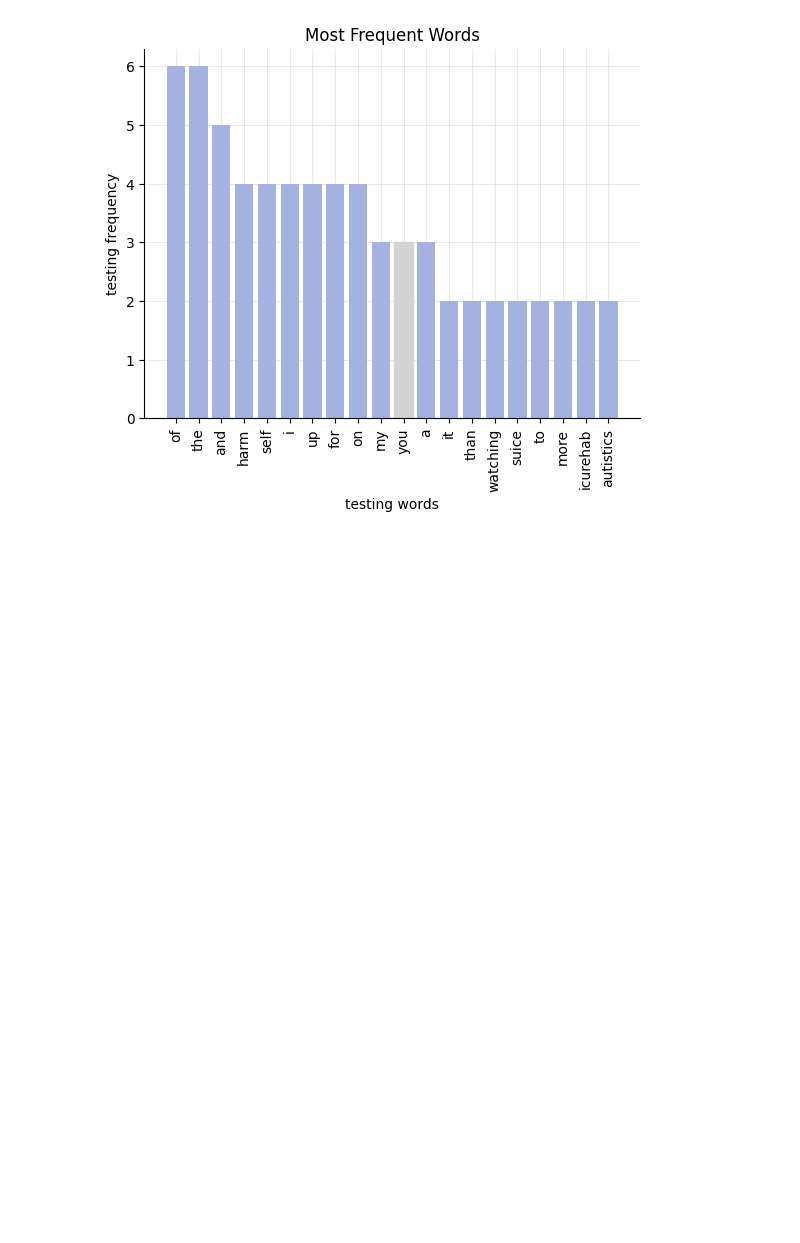
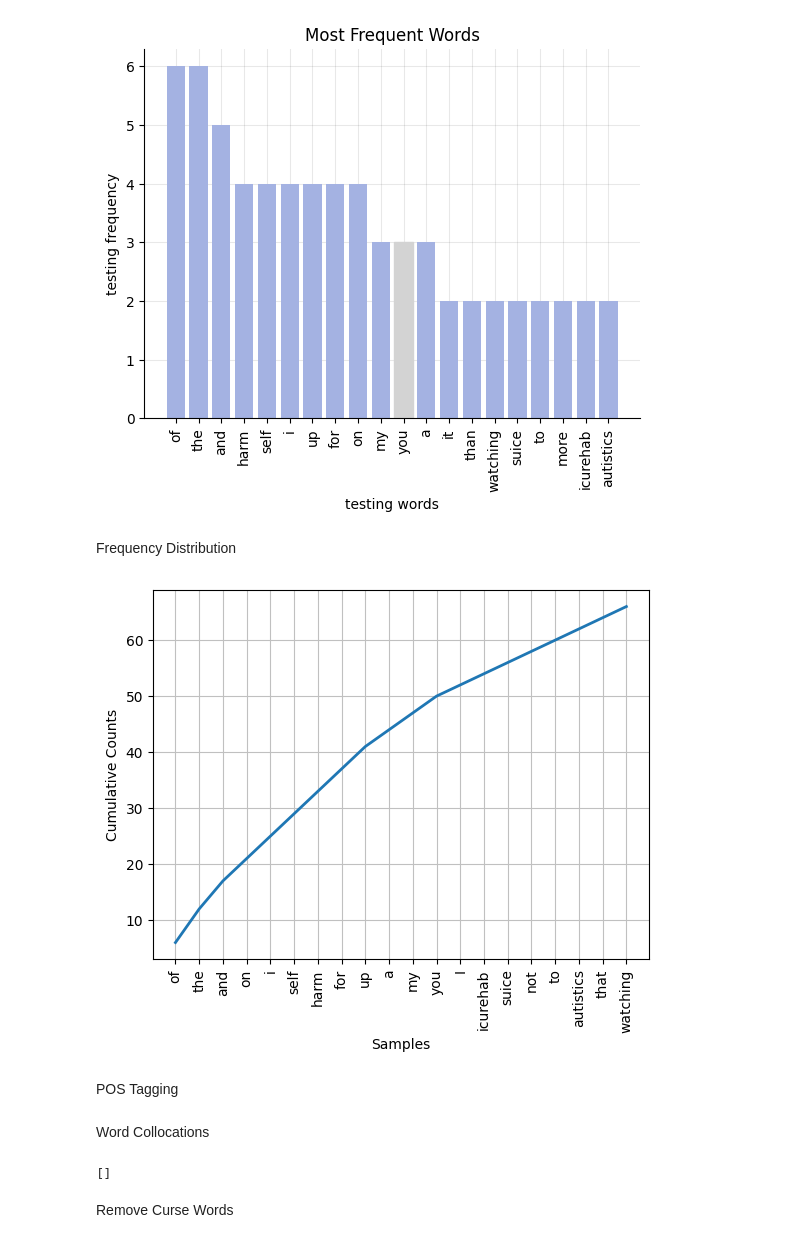
Before and after one commit to lareadeola/CleanTweet, a Jupyter notebook: Examples_for_the_CleanTweet_Library.ipynb, the cells around one changed output. Saved outputs shown, nothing was run; the diff lists cells and outputs as text; code cells hidden in the pictures; blank space fills up the shorter version.

```diff
--- a/Examples_for_the_CleanTweet_Library.ipynb
+++ b/Examples_for_the_CleanTweet_Library.ipynb
@@ -46,3 +54,19 @@ figures.word_cloud()
 figures.bar_chart(20, ylabel_name='testing frequency', xlabel_name='testing words')
 # %% [output]
 [figure]
+# %% [markdown]
+Frequency Distribution
+# %%
+figures.frequency_distribution(20)
+# %% [output]
+[figure, added]
+# %% [markdown]
+POS Tagging
+# %% [markdown]
+Word Collocations
+# %%
+data.show_word_collocations()
+# %% [output]
+[]
+# %% [markdown]
+Remove Curse Words
```
Also changed, not shown: parts of 10 cells of this notebook.
